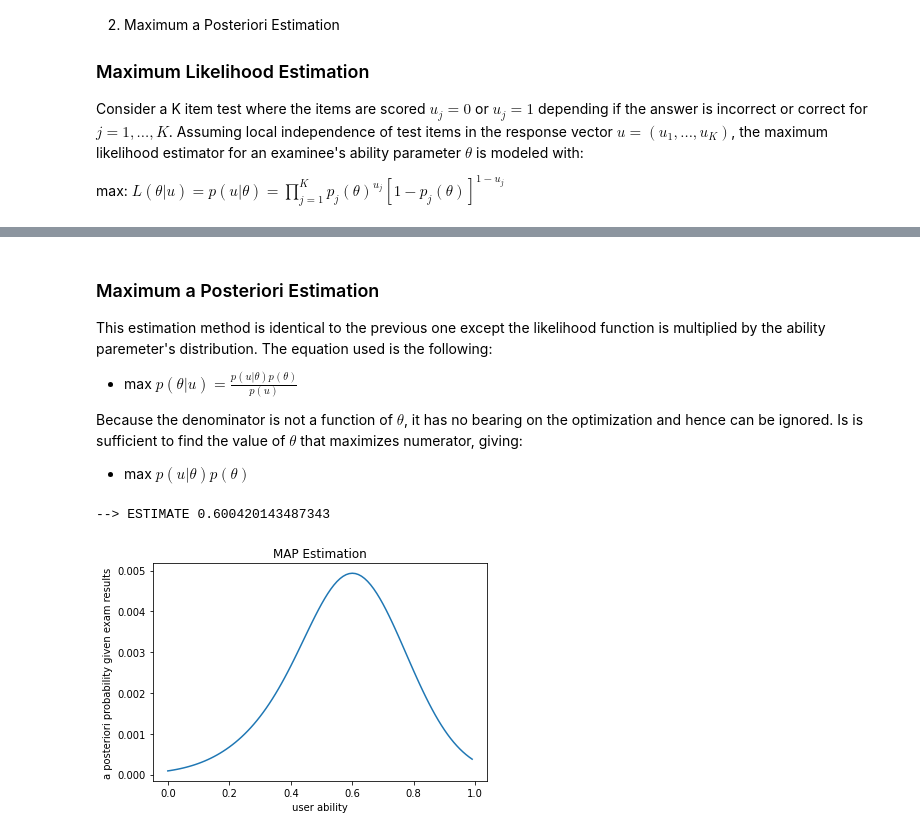
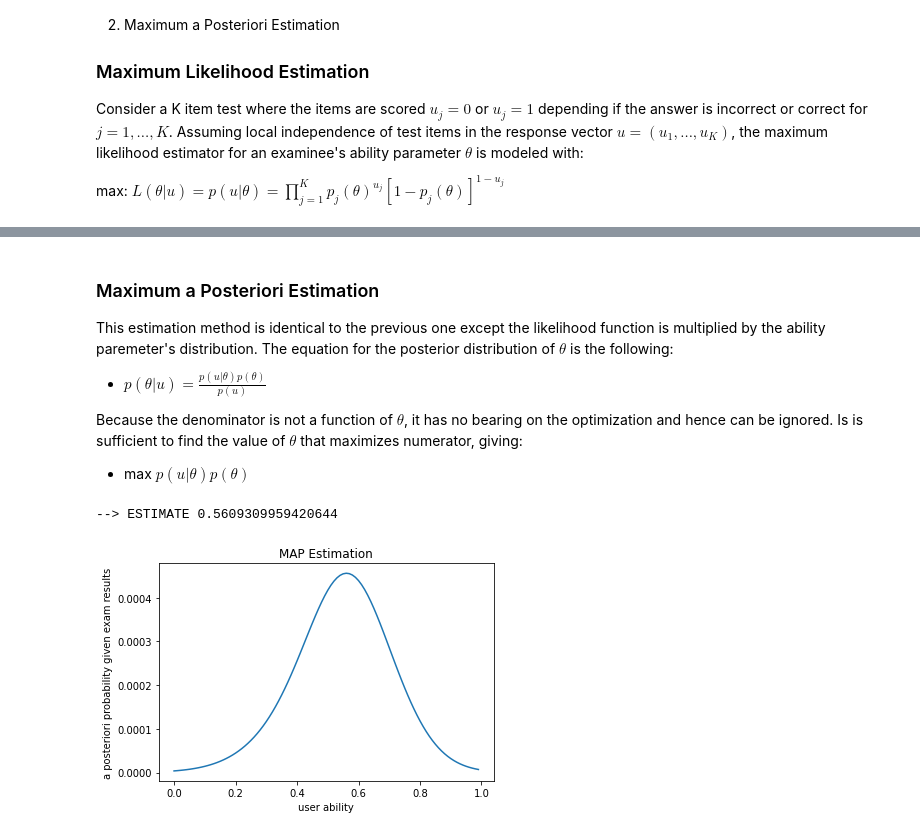
Before and after one commit to seakers/cost-estimator-ca, a Jupyter notebook: stats/ItemResponseTheory.ipynb, the cells around one changed output, grey strips where cells are left out. Saved outputs shown, nothing was run; the diff lists cells and outputs as text; code cells hidden in the pictures.

```diff
--- a/stats/ItemResponseTheory.ipynb
+++ b/stats/ItemResponseTheory.ipynb
@@ -96,9 +100,9 @@ print('--> ESTIMATE', estimate.x)
 # %% [markdown]
 ### Maximum a Posteriori Estimation
 
-This estimation method is identical to the previous one except the likelihood function is multiplied by the ability paremeter's distribution. The equation used is the following:
+This estimation method is identical to the previous one except the likelihood function is multiplied by the ability paremeter's distribution. The equation for the posterior distribution of $\theta$ is the following:
 
-- max $p(\theta|u) = \frac{p(u|\theta)p(\theta)}{p(u)}$
+- $p(\theta|u) = \frac{p(u|\theta)p(\theta)}{p(u)}$
 
 Because the denominator is not a function of $\theta$, it has no bearing on the optimization and hence can be ignored. Is is sufficient to find the value of $\theta$ that maximizes numerator, giving:
 
@@ -107,33 +111,37 @@ Because the denominator is not a function of $\theta$, it has no bearing on the
 from irt_estimation.IIIPL import MAP_Ability_Estimator
 from scipy.stats import norm
 
 # Exam results
 answers = [
         (1, IIIPL(10, .5, .25)),
         (0, IIIPL(4, .4, .25)),
         (1, IIIPL(6, .8, .25)),
-        (1, IIIPL(6, .9, .25))
+        (1, IIIPL(6, .9, .25)),
+        (1, IIIPL(3, .2, .25)),
+        (0, IIIPL(6, .4, .25)),
+        (1, IIIPL(4, .3, .25)),
+        (1, IIIPL(7, .5, .25))
 ]
 
 # Define ability parameter distribution of population
 mean = 0.5
 sd = 0.2
 dist = norm(mean, sd)
 
 # Instantiate estimator, set prior distribution
 estimator = MAP_Ability_Estimator(answers, theta_dist=dist)
 
 # Sample a uniform distribution of ability parameter vaules [0, 1] to draw MAP function
 theta = np.arange(0, 1, 0.01)
 likelihoods = estimator.likelihood_arr(theta)
 plt.plot(theta, likelihoods)
 plt.xlabel("user ability")
 plt.ylabel("a posteriori probability given exam results")
 _ = plt.title(f"MAP Estimation")
 
 # Estimate the user's ability parameter by maximizing the MAP function
 estimate = estimator.estimate()
 print('--> ESTIMATE', estimate.x)
 # %% [output]
---> ESTIMATE 0.600420143487343
+--> ESTIMATE 0.5609309959420644
-[figure, old version]
+[figure, new version]
```
Also changed, not shown: parts of 1 cell of this notebook.
